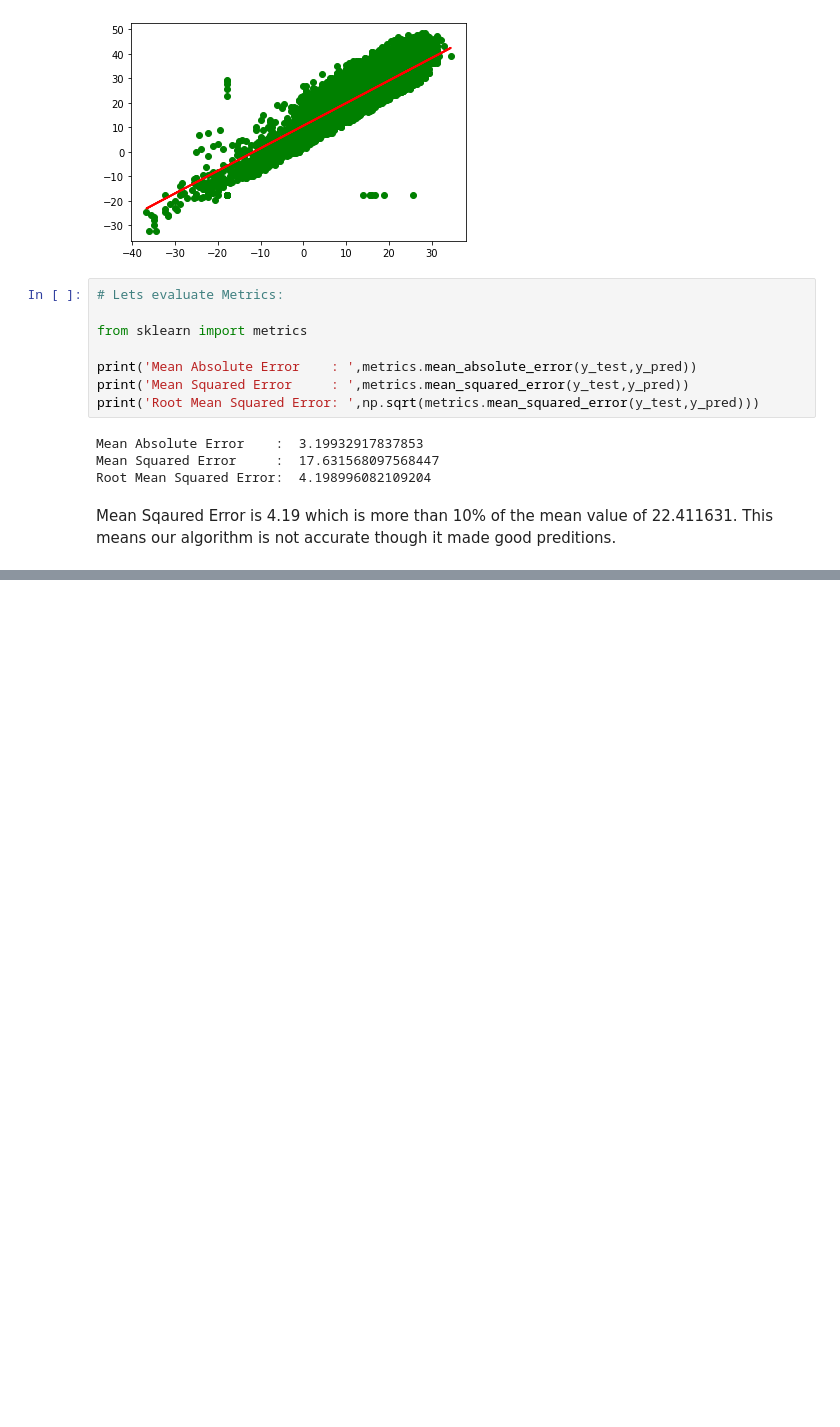
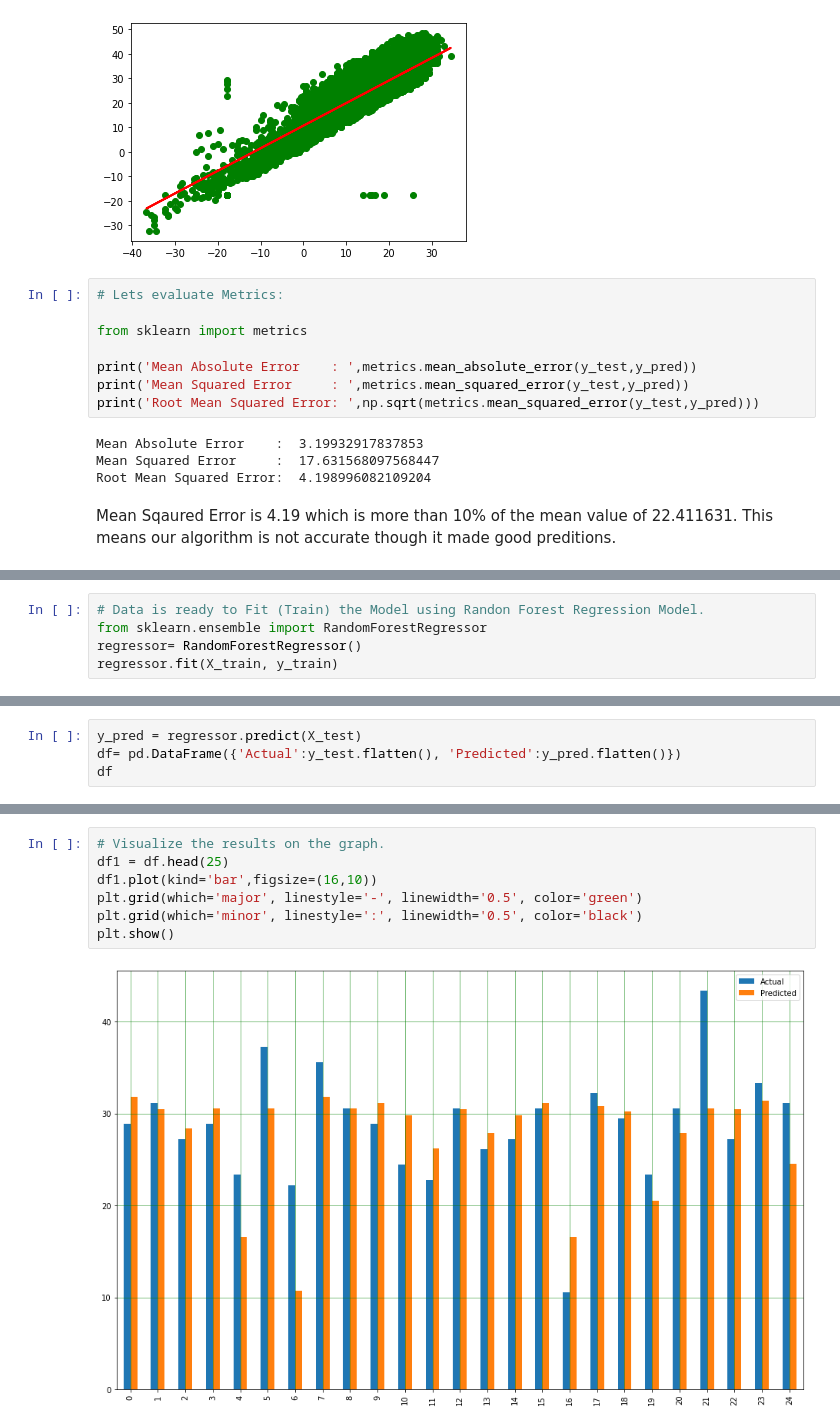
Before and after one commit to reddy279/MachineLearning-Python, a Jupyter notebook: WeatherPrediction_LinearRegression.ipynb, the cells around one changed output, grey strips where cells are left out. Drawn from its saved outputs; the diff is of its cells as text; blank space fills up the shorter version.

Commit message:
MultiVariate Regression

```diff
--- a/WeatherPrediction_LinearRegression.ipynb
+++ b/WeatherPrediction_LinearRegression.ipynb
@@ -158,0 +161,5 @@ This means our algorithm is not accurate though it made good preditions.
+# %%
+# Data is ready to Fit (Train) the Model using Randon Forest Regression Model.
+from sklearn.ensemble import RandomForestRegressor
+regressor= RandomForestRegressor()
+regressor.fit(X_train, y_train)
@@ -158,0 +174,4 @@ This means our algorithm is not accurate though it made good preditions.
+# %%
+y_pred = regressor.predict(X_test)
+df= pd.DataFrame({'Actual':y_test.flatten(), 'Predicted':y_pred.flatten()})
+df
@@ -158,0 +192,9 @@ This means our algorithm is not accurate though it made good preditions.
+# %%
+# Visualize the results on the graph.
+df1 = df.head(25)
+df1.plot(kind='bar',figsize=(16,10))
+plt.grid(which='major', linestyle='-', linewidth='0.5', color='green')
+plt.grid(which='minor', linestyle=':', linewidth='0.5', color='black')
+plt.show()
+# %% [output]
+[figure, added]
```
Also changed, not shown: parts of 12 cells of this notebook, 1 other file.
